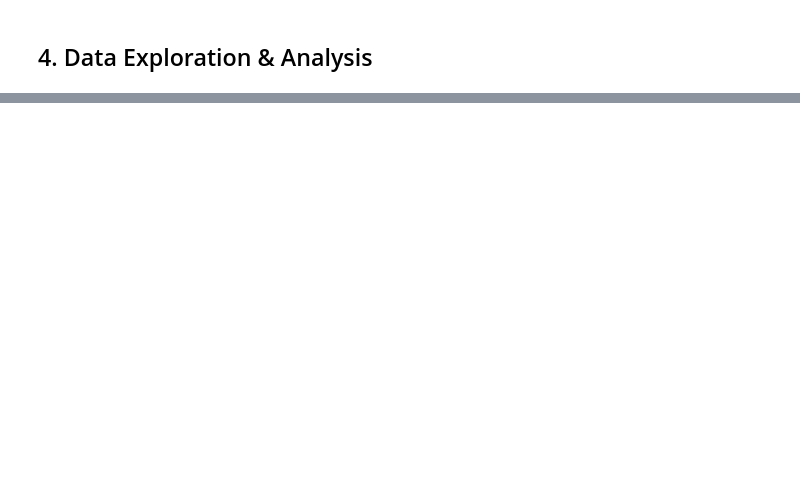
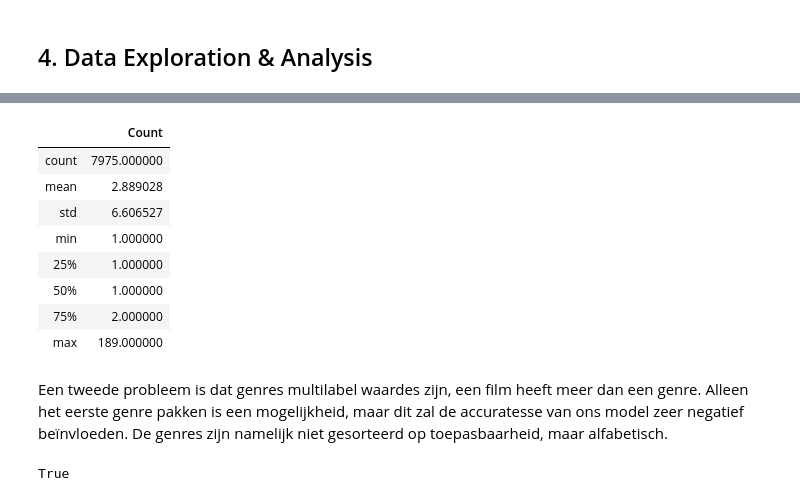
Before and after one commit to Casper-Smet/movie-revenue-predictions, a Jupyter notebook: individual_questions/Q2/plot-keywords.ipynb, the cells around one changed output, grey strips where cells are left out. Saved outputs shown, nothing was run; the diff lists cells and outputs as text; code cells hidden in the pictures; blank space fills up the shorter version.

```diff
--- a/individual_questions/Q2/plot-keywords.ipynb
+++ b/individual_questions/Q2/plot-keywords.ipynb
@@ -192,0 +202,27 @@ find_uniques(df_Q2["Split Genres"])
+# %%
+key_uniques = find_uniques(df_Q2["Split Keywords"])
+# for i in range(50):
+#     print(i, key_uniques[key_uniques["Count"] > i].size)
+# key_uniques[key_uniques["Count"] > i]
+key_uniques.describe()
+# %% [output]
+|  | Count |
+| count | 7975.000000 |
+| mean | 2.889028 |
+| std | 6.606527 |
+| min | 1.000000 |
+| 25% | 1.000000 |
+| 50% | 1.000000 |
+| 75% | 2.000000 |
+| max | 189.000000 |
+# %% [markdown]
+Een tweede probleem is dat genres multilabel waardes zijn, een film heeft meer dan een genre. Alleen het eerste genre pakken is een mogelijkheid, maar dit zal de accuratesse van ons model zeer negatief beïnvloeden. De genres zijn namelijk niet gesorteerd op toepasbaarheid, maar alfabetisch.
+# %%
+alphabetical = True
+for value in df_Q2["Split Genres"].values:
+    if value != sorted(value):
+        alphabetical = False
+
+alphabetical
+# %% [output]
+True
```
Also changed, not shown: parts of 17 cells of this notebook.
